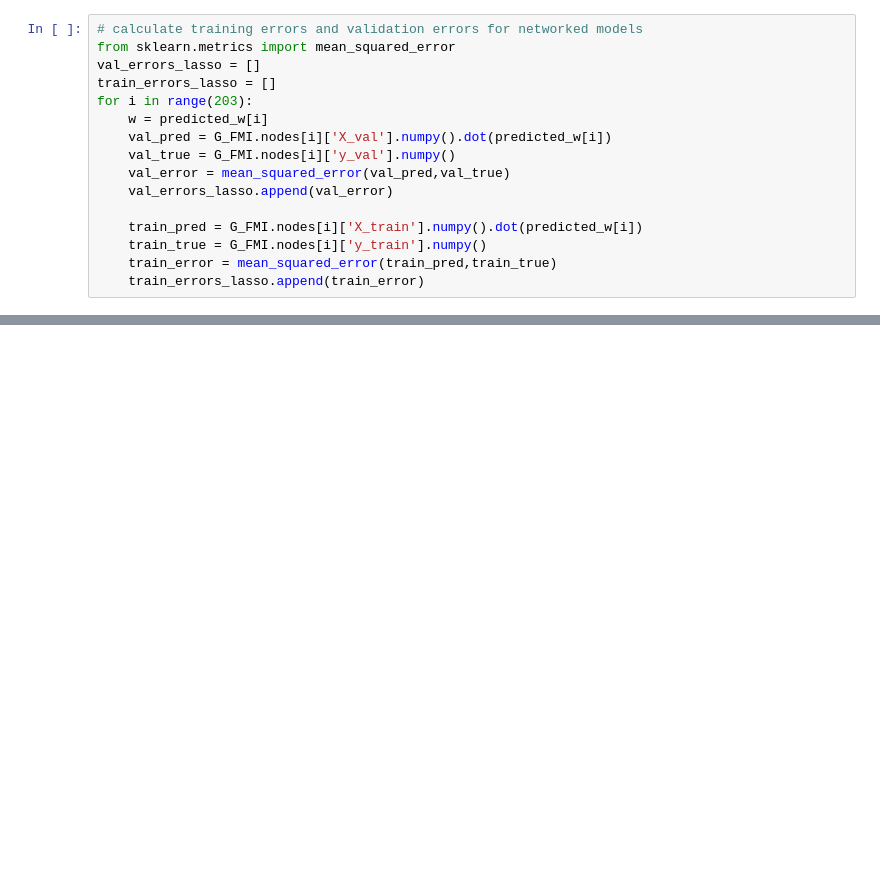
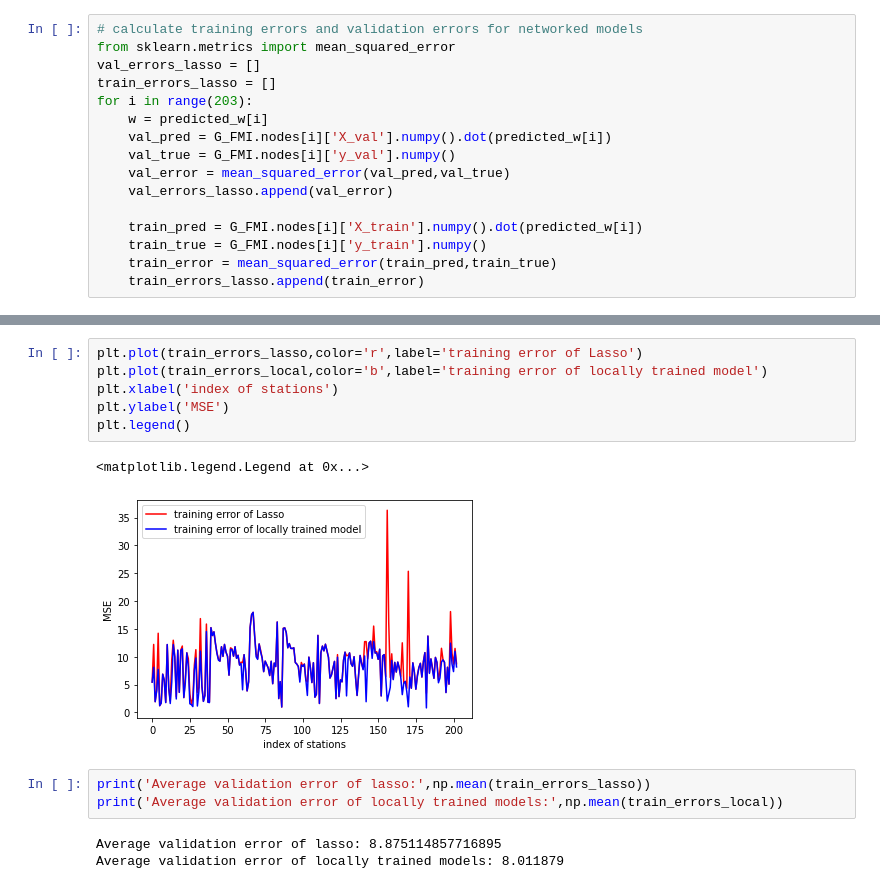
Before and after one commit to YuTian8328/FederatedLearning, a Jupyter notebook: FMI_Lasso.ipynb, the cells around one changed output, grey strips where cells are left out. Saved outputs shown, nothing was run; the diff lists cells and outputs as text; blank space fills up the shorter version.

```diff
--- a/FMI_Lasso.ipynb
+++ b/FMI_Lasso.ipynb
@@ -442,0 +433,15 @@ Average validation error of locally trained models: 21.280682
+# %%
+plt.plot(train_errors_lasso,color='r',label='training error of Lasso')
+plt.plot(train_errors_local,color='b',label='training error of locally trained model')
+plt.xlabel('index of stations')
+plt.ylabel('MSE')
+plt.legend()
+# %% [output]
+<matplotlib.legend.Legend at 0x...>
+[figure, added]
+# %%
+print('Average validation error of lasso:',np.mean(train_errors_lasso))
+print('Average validation error of locally trained models:',np.mean(train_errors_local))
+# %% [output]
+Average validation error of lasso: 8.875114857716895
+Average validation error of locally trained models: 8.011879
```
Also changed, not shown: parts of 14 cells of this notebook.
